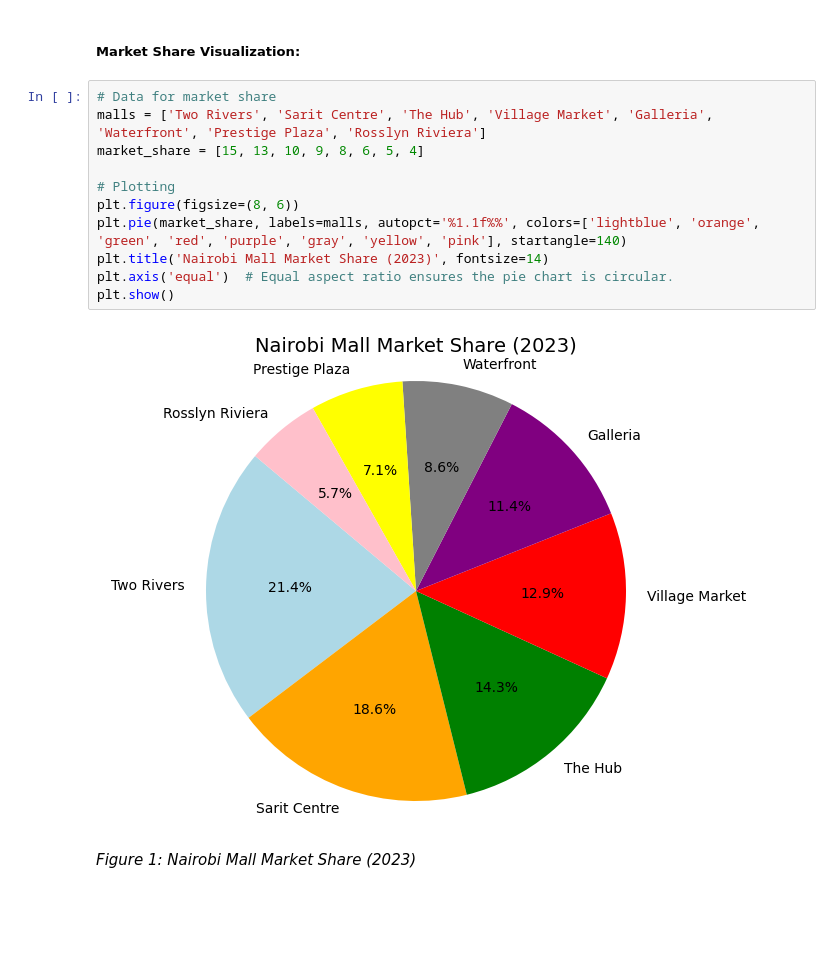
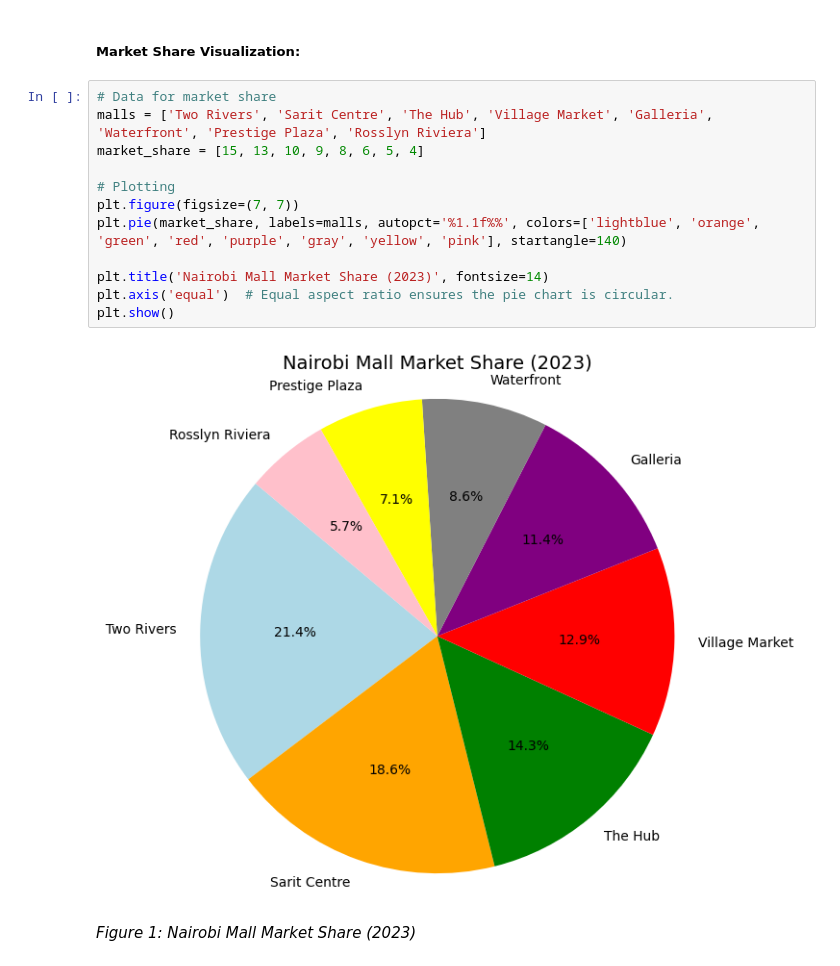
Before and after one commit to GeGe-K/galleria-predictions, a Jupyter notebook: notebook/galleria.ipynb, the cells around one changed output. Cells and saved outputs as stored; diff of their text form; blank space fills up the shorter version.

```diff
--- a/notebook/galleria.ipynb
+++ b/notebook/galleria.ipynb
@@ -76,16 +76,17 @@ Galleria Mall currently holds **8% of the total market share** among Nairobi mal
 # %%
 # Data for market share
 malls = ['Two Rivers', 'Sarit Centre', 'The Hub', 'Village Market', 'Galleria', 'Waterfront', 'Prestige Plaza', 'Rosslyn Riviera']
 market_share = [15, 13, 10, 9, 8, 6, 5, 4]
 
 # Plotting
-plt.figure(figsize=(8, 6))
+plt.figure(figsize=(7, 7))
 plt.pie(market_share, labels=malls, autopct='%1.1f%%', colors=['lightblue', 'orange', 'green', 'red', 'purple', 'gray', 'yellow', 'pink'], startangle=140)
+
 plt.title('Nairobi Mall Market Share (2023)', fontsize=14)
 plt.axis('equal')  # Equal aspect ratio ensures the pie chart is circular.
 plt.show()
 # %% [output]
-[figure, old version]
+[figure, new version]
 # %% [markdown]
 <i>Figure 1: Nairobi Mall Market Share (2023)<i>
 # %% [markdown]
```
Also changed, not shown: parts of 2 cells of this notebook.
